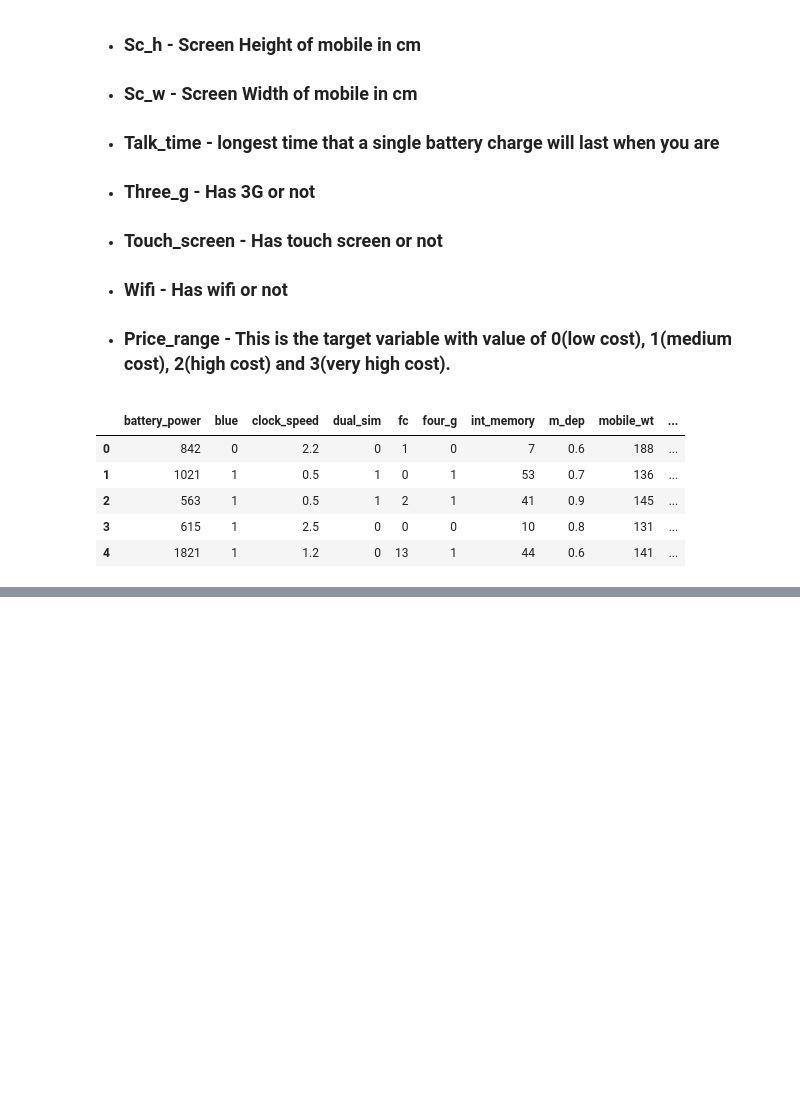
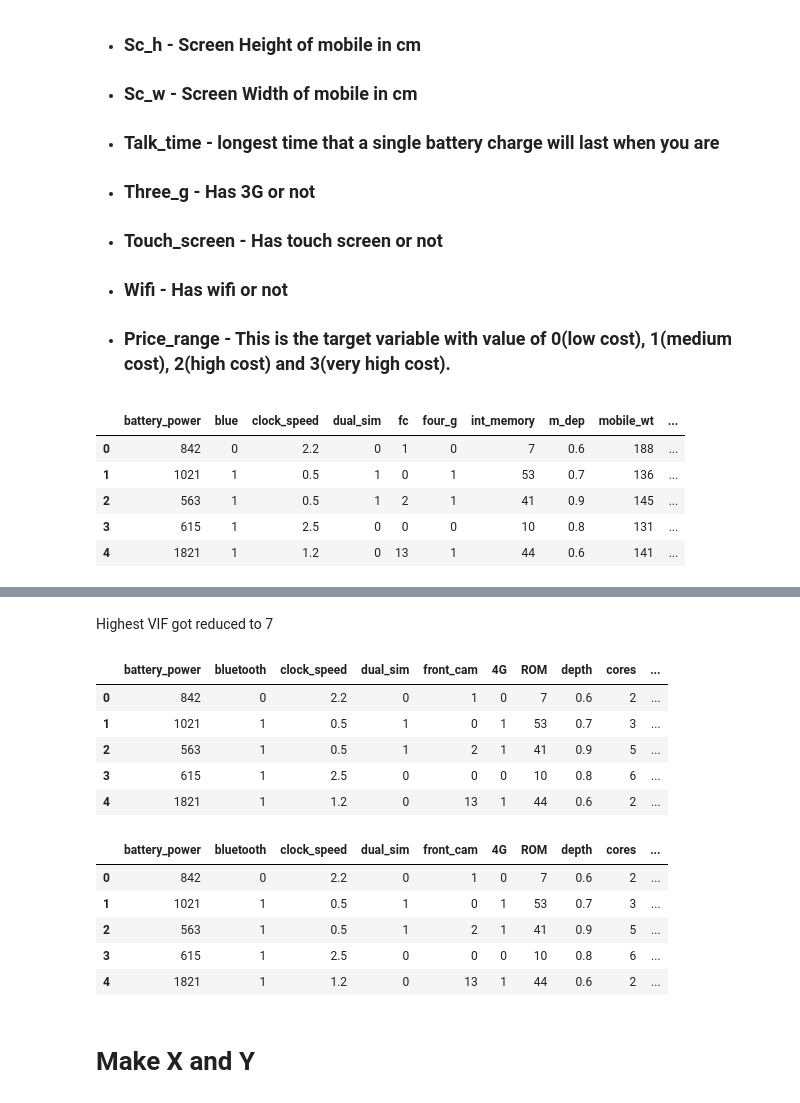
Before and after one commit to tawadesharad/Mobile-Price-Range-Prediction-Capstone-project-3, a Jupyter notebook: Mobile_Price_Range_Prediction.ipynb, the cells around one changed output, grey strips where cells are left out. Drawn from its saved outputs; the diff is of its cells as text; code cells hidden in the pictures; blank space fills up the shorter version.

```diff
--- a/Mobile_Price_Range_Prediction.ipynb
+++ b/Mobile_Price_Range_Prediction.ipynb
@@ -319,0 +331,4 @@ y = df['price_range']
+# %%
+# Remove the weight column
+df.drop(columns = 'weight', inplace = True)
+numerical.remove('weight')
@@ -319,0 +351,7 @@ y = df['price_range']
+# %%
+#length variable which gives us the diagonal lenght of the mobile
+df['length'] = np.round(np.sqrt(df['width']**2 + df['height']**2))
+df.drop(columns = ['height','width'],inplace = True)
+numerical.append('length')
+numerical.remove('width')
+numerical.remove('height')
@@ -319,0 +373,6 @@ y = df['price_range']
+# %%
+df['resol_length'] = np.round(np.sqrt(df['resol_width']**2 + df['resol_height']**2))
+df.drop(columns = ['resol_height','resol_width'],inplace = True)
+numerical.append('resol_length')
+numerical.remove('resol_width')
+numerical.remove('resol_height')
@@ -319,0 +393,19 @@ y = df['price_range']
+# %% [markdown]
+Highest VIF got reduced to 7
+# %%
+df.head()
+# %% [output]
+|  | battery_power | bluetooth | clock_speed | dual_sim | front_cam | 4G | ROM | depth | cores | ... |
+| 0 | 842 | 0 | 2.2 | 0 | 1 | 0 | 7 | 0.6 | 2 | ... |
+| 1 | 1021 | 1 | 0.5 | 1 | 0 | 1 | 53 | 0.7 | 3 | ... |
+| 2 | 563 | 1 | 0.5 | 1 | 2 | 1 | 41 | 0.9 | 5 | ... |
+| 3 | 615 | 1 | 2.5 | 0 | 0 | 0 | 10 | 0.8 | 6 | ... |
+| 4 | 1821 | 1 | 1.2 | 0 | 13 | 1 | 44 | 0.6 | 2 | ... |
+|  | battery_power | bluetooth | clock_speed | dual_sim | front_cam | 4G | ROM | depth | cores | ... |
+| 0 | 842 | 0 | 2.2 | 0 | 1 | 0 | 7 | 0.6 | 2 | ... |
+| 1 | 1021 | 1 | 0.5 | 1 | 0 | 1 | 53 | 0.7 | 3 | ... |
+| 2 | 563 | 1 | 0.5 | 1 | 2 | 1 | 41 | 0.9 | 5 | ... |
+| 3 | 615 | 1 | 2.5 | 0 | 0 | 0 | 10 | 0.8 | 6 | ... |
+| 4 | 1821 | 1 | 1.2 | 0 | 13 | 1 | 44 | 0.6 | 2 | ... |
+# %% [markdown]
+# Make X and Y
```
Also changed, not shown: parts of 35 cells of this notebook.
